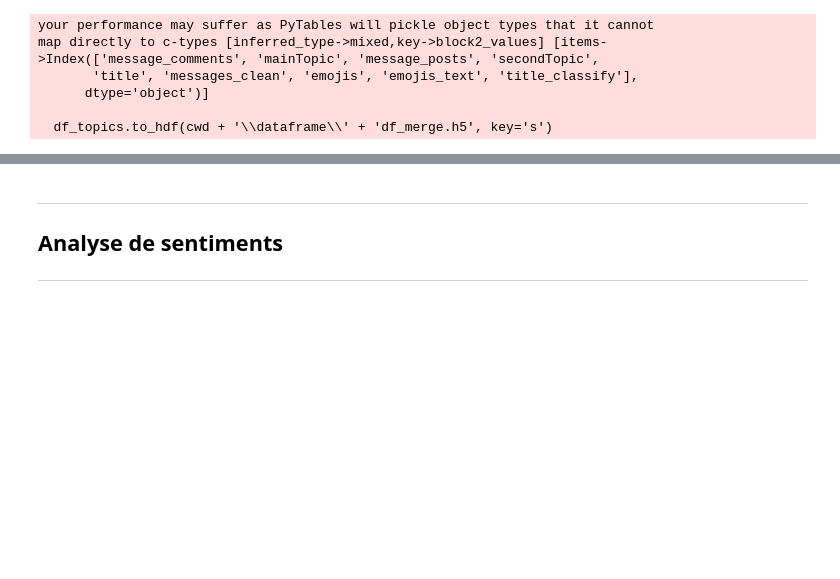
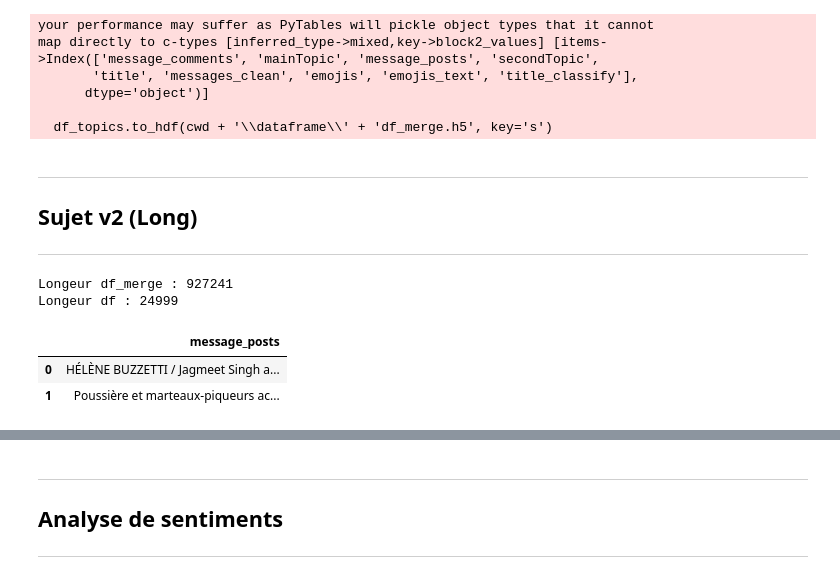
Before and after one commit to caseguin/GLO-7027, a Jupyter notebook: charles_workspace/charles_cleaning.ipynb, the cells around one changed output, grey strips where cells are left out. Drawn from its saved outputs; the diff is of its cells as text; code cells hidden in the pictures; blank space fills up the shorter version.

```diff
--- a/charles_workspace/charles_cleaning.ipynb
+++ b/charles_workspace/charles_cleaning.ipynb
@@ -630,3 +630,20 @@ map directly to c-types [inferred_type->mixed,key->block2_values] [items->Index(
       dtype='object')]
 
   df_topics.to_hdf(cwd + '\\dataframe\\' + 'df_merge.h5', key='s')
+# %% [markdown]
+***
+## Sujet v2 (Long)
+***
+# %%
+df_merge = pd.read_hdf(cwd + '\\dataframe\\' + 'df_merge.h5')
+# %%
+print('Longeur df_merge :', len(df_merge))
+df = df_merge[['message_posts']].drop_duplicates().dropna().reset_index(drop=True).copy()
+print('Longeur df :', len(df))
+df.head(2)
+# %% [output]
+Longeur df_merge : 927241
+Longeur df : 24999
+|  | message_posts |
+| 0 | HÉLÈNE BUZZETTI / Jagmeet Singh a... |
+| 1 | Poussière et marteaux-piqueurs ac... |
```
Also changed, not shown: parts of 9 cells of this notebook, 1 other file.
